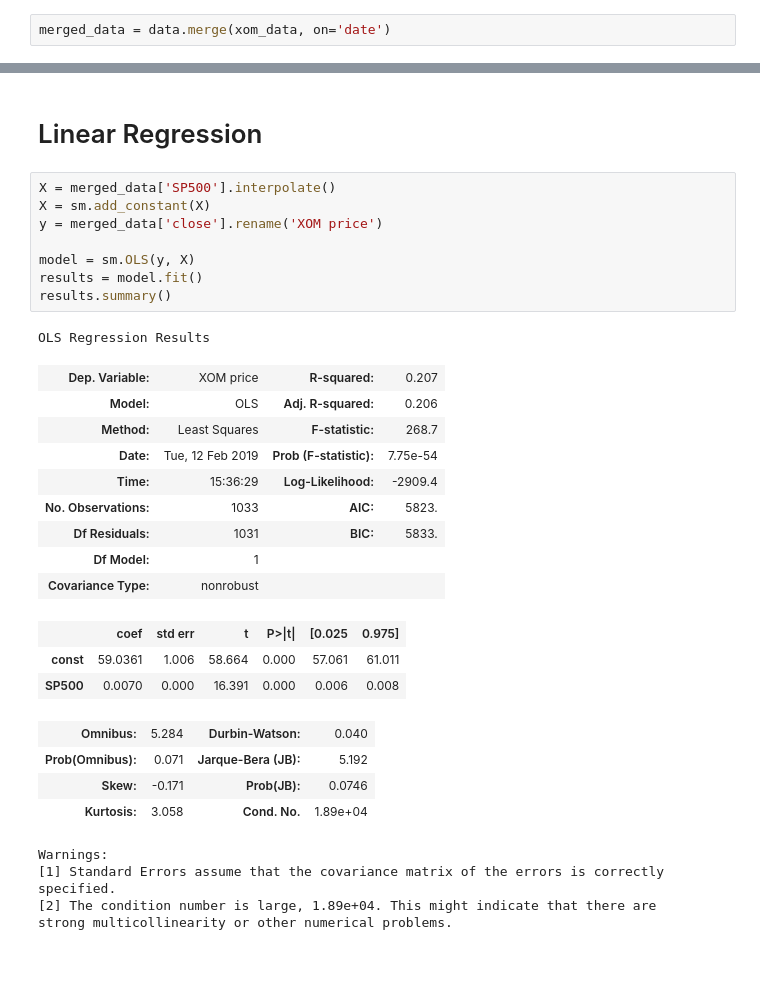
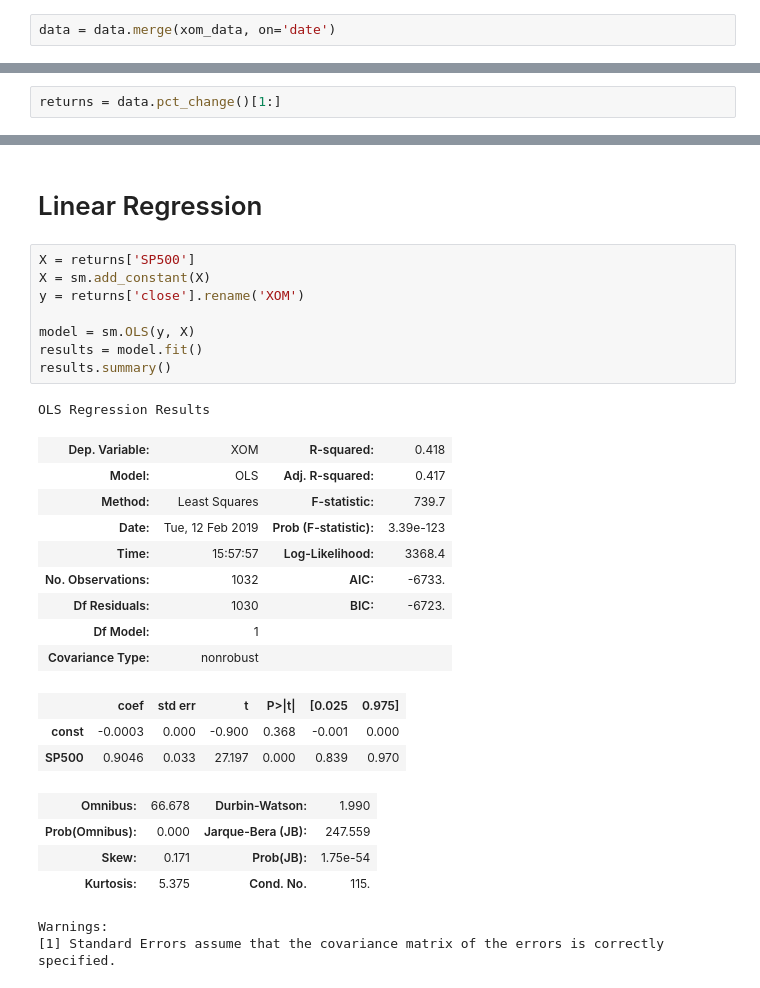
Before and after one commit to mattangriffel/pfs_intro_to_python, a Jupyter notebook: 4 - Data Analysis in Python.ipynb, the cells around one changed output, grey strips where cells are left out. Drawn from its saved outputs; the diff is of its cells as text; blank space fills up the shorter version.

```diff
--- a/4 - Data Analysis in Python.ipynb
+++ b/4 - Data Analysis in Python.ipynb
@@ -87,4 +75,4 @@ xom_data
 # %% [markdown]
 # Merging Data
 # %%
-merged_data = data.merge(xom_data, on='date')
+data = data.merge(xom_data, on='date')
@@ -112,0 +89,2 @@ merged_data
+# %%
+returns = data.pct_change()[1:]
@@ -113,33 +101,31 @@ merged_data
 # %% [markdown]
 # Linear Regression
 # %%
-X = merged_data['SP500'].interpolate()
+X = returns['SP500']
 X = sm.add_constant(X)
-y = merged_data['close'].rename('XOM price')
+y = returns['close'].rename('XOM')
 
 model = sm.OLS(y, X)
 results = model.fit()
 results.summary()
 # %% [output]
 OLS Regression Results
-| Dep. Variable: | XOM price | R-squared: | 0.207 |
-| Model: | OLS | Adj. R-squared: | 0.206 |
-| Method: | Least Squares | F-statistic: | 268.7 |
-| Date: | Tue, 12 Feb 2019 | Prob (F-statistic): | 7.75e-54 |
-| Time: | 15:36:29 | Log-Likelihood: | -2909.4 |
-| No. Observations: | 1033 | AIC: | 5823. |
-| Df Residuals: | 1031 | BIC: | 5833. |
+| Dep. Variable: | XOM | R-squared: | 0.418 |
+| Model: | OLS | Adj. R-squared: | 0.417 |
+| Method: | Least Squares | F-statistic: | 739.7 |
+| Date: | Tue, 12 Feb 2019 | Prob (F-statistic): | 3.39e-123 |
+| Time: | 15:57:57 | Log-Likelihood: | 3368.4 |
+| No. Observations: | 1032 | AIC: | -6733. |
+| Df Residuals: | 1030 | BIC: | -6723. |
 | Df Model: | 1 |  |  |
 | Covariance Type: | nonrobust |  |  |
 |  | coef | std err | t | P>|t| | [0.025 | 0.975] |
-| const | 59.0361 | 1.006 | 58.664 | 0.000 | 57.061 | 61.011 |
-| SP500 | 0.0070 | 0.000 | 16.391 | 0.000 | 0.006 | 0.008 |
+| const | -0.0003 | 0.000 | -0.900 | 0.368 | -0.001 | 0.000 |
+| SP500 | 0.9046 | 0.033 | 27.197 | 0.000 | 0.839 | 0.970 |
-| Omnibus: | 5.284 | Durbin-Watson: | 0.040 |
-| Prob(Omnibus): | 0.071 | Jarque-Bera (JB): | 5.192 |
-| Skew: | -0.171 | Prob(JB): | 0.0746 |
-| Kurtosis: | 3.058 | Cond. No. | 1.89e+04 |
+| Omnibus: | 66.678 | Durbin-Watson: | 1.990 |
+| Prob(Omnibus): | 0.000 | Jarque-Bera (JB): | 247.559 |
+| Skew: | 0.171 | Prob(JB): | 1.75e-54 |
+| Kurtosis: | 5.375 | Cond. No. | 115. |
 Warnings:
 [1] Standard Errors assume that the covariance matrix of the errors is correctly specified.
-[2] The condition number is large, 1.89e+04. This might indicate that there are
-strong multicollinearity or other numerical problems.
 # %%
```
Also changed, not shown: parts of 6 cells of this notebook.
